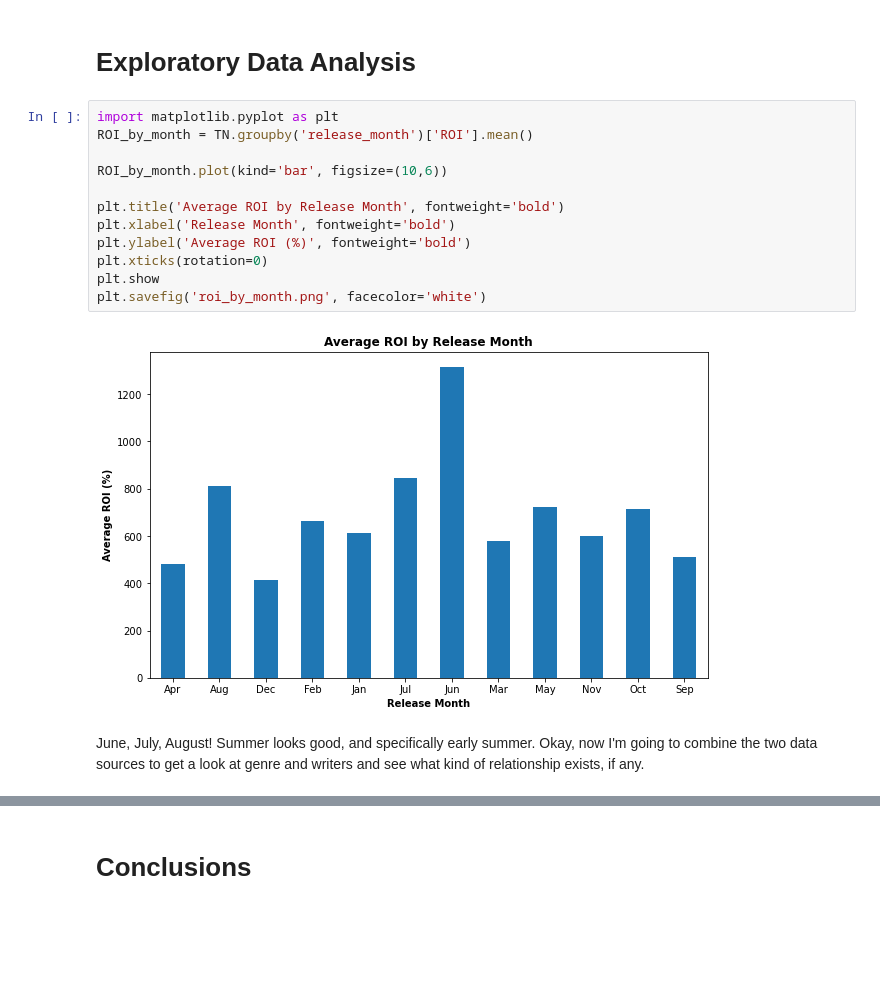
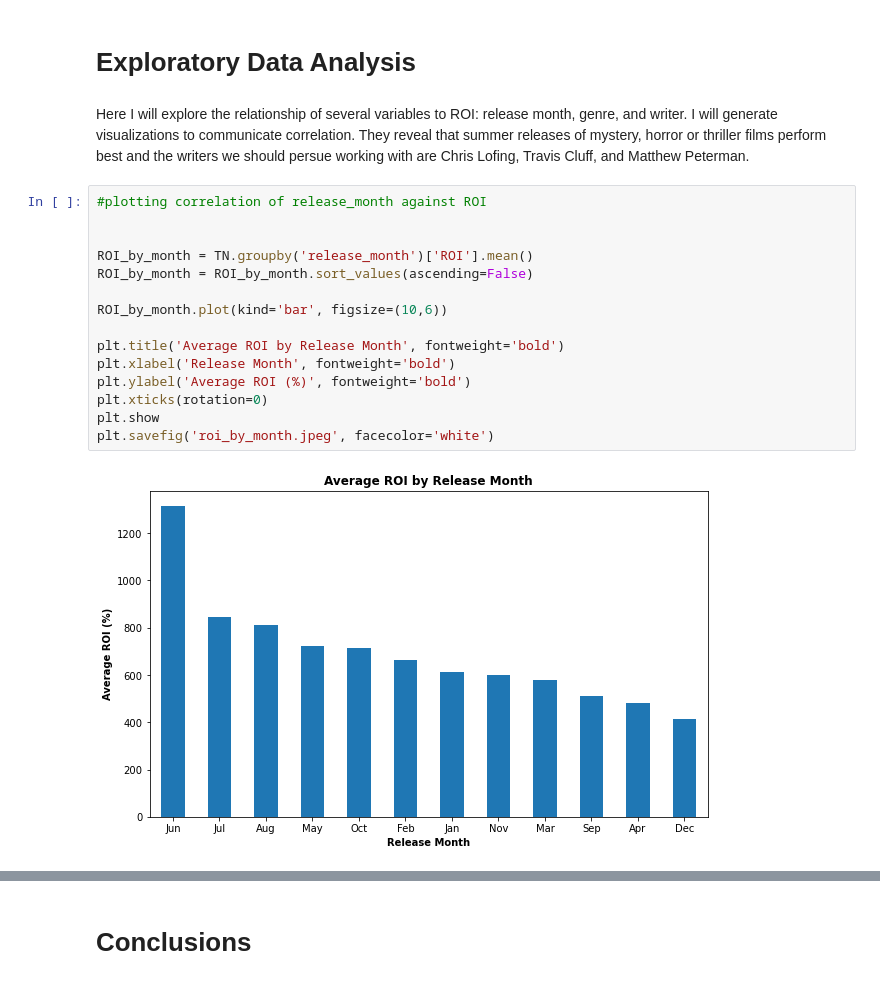
Before and after one commit to sfp13VA/film_recommendations_project, a Jupyter notebook: notebook.ipynb, the cells around one changed output, grey strips where cells are left out. Saved outputs shown, nothing was run; the diff lists cells and outputs as text; blank space fills up the shorter version.

```diff
--- a/notebook.ipynb
+++ b/notebook.ipynb
@@ -173,19 +190,22 @@ TN
 # %% [markdown]
 # Exploratory Data Analysis
+# %% [markdown]
+Here I will explore the relationship of several variables to ROI: release month, genre, and writer.  I will generate visualizations to communicate correlation.  They reveal that summer releases of mystery, horror or thriller films perform best and the writers we should persue working with are Chris Lofing, Travis Cluff, and Matthew Peterman.
 # %%
-import matplotlib.pyplot as plt
+#plotting correlation of release_month against ROI
+
+
 ROI_by_month = TN.groupby('release_month')['ROI'].mean()
+ROI_by_month = ROI_by_month.sort_values(ascending=False)
 
 ROI_by_month.plot(kind='bar', figsize=(10,6))
 
 plt.title('Average ROI by Release Month', fontweight='bold')
 plt.xlabel('Release Month', fontweight='bold')
 plt.ylabel('Average ROI (%)', fontweight='bold')
 plt.xticks(rotation=0)
 plt.show
-plt.savefig('roi_by_month.png', facecolor='white')
+plt.savefig('roi_by_month.jpeg', facecolor='white')
 # %% [output]
-[figure, old version]
+[figure, new version]
-# %% [markdown]
-June, July, August!  Summer looks good, and specifically early summer.  Okay, now I'm going to combine the two data sources to get a look at genre and writers and see what kind of relationship exists, if any.
 # %%
```
Also changed, not shown: parts of 51 cells of this notebook, 13 other files.
